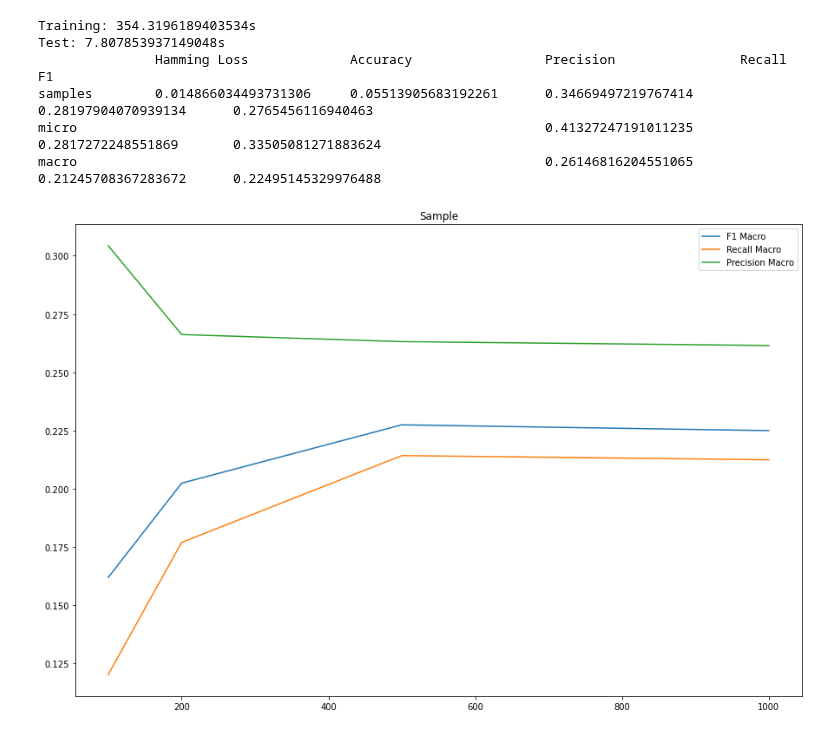
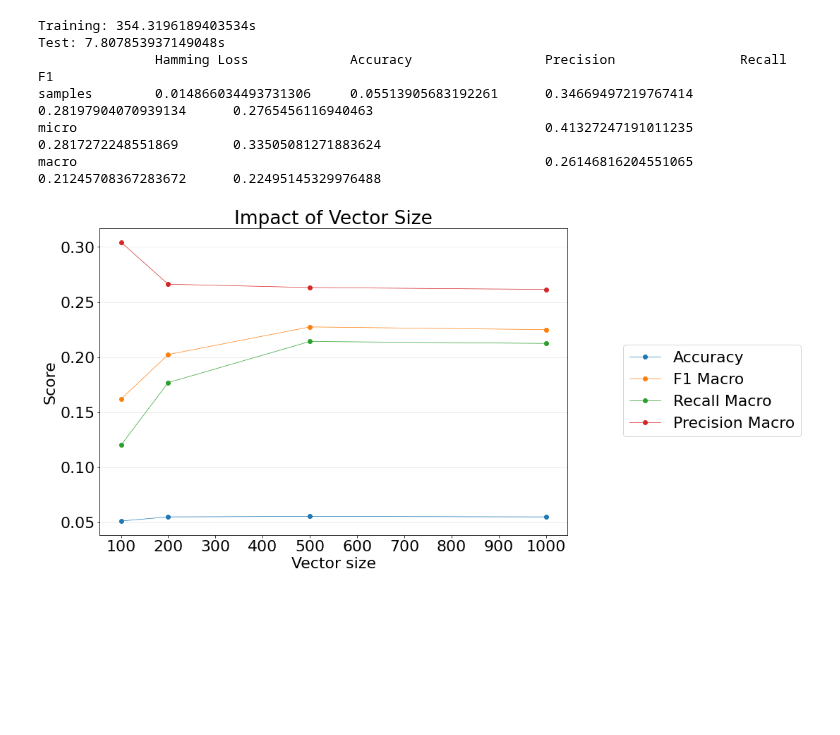
Before and after one commit to gefei-htw/academia_tag_recommender, a Jupyter notebook: notebooks/4.3-me-classification-doc2vec.ipynb, the cells around one changed output. Saved outputs shown, nothing was run; the diff lists cells and outputs as text; code cells hidden in the pictures; blank space fills up the shorter version.

```diff
--- a/notebooks/4.3-me-classification-doc2vec.ipynb
+++ b/notebooks/4.3-me-classification-doc2vec.ipynb
@@ -416,12 +429,13 @@ macro                                                            0.2663831446187
 <a id='evaluation'/>
 # %% [markdown]
 ## Evaluation
+# %%
+paths = available_classifier_paths('doc2vec', 'size=100.')
+paths = [path for path in paths if '-' not in path.name]
 # %%
-paths = available_classifier_paths('doc2vec')
 evals = []
 for path in paths:
-    if '-' not in path.name:
-        clf = load(path)
-        evaluation = clf.evaluation
-        evals.append([str(clf), evaluation])
+    clf = load(path)
+    evaluation = clf.evaluation
+    evals.append([str(clf), evaluation])
 # %%
@@ -533,25 +559,29 @@ micro                                                            0.4132724719101
 macro                                                            0.26146816204551065      0.21245708367283672      0.22495145329976488
 # %%
 import re
-from academia_tag_recommender.experiments.experimental_classifier import available_classifier_paths
-paths = available_classifier_paths('doc2vec', 'size')
+paths = available_classifier_paths('MultioutputClassifier(LogisticRegression)', 'doc2vec', 'size')
 evals = []
 for path in paths:
-    if 'MultioutputClassifier(LogisticRegression)' in str(path):
-        clf = load(path)
-        evaluation = clf.evaluation
-        matches = re.findall(r'=([\w,\d]*)', str(path))
-        _, _, size = matches
-        evals.append([int(size), evaluation])
+    clf = load(path)
+    evaluation = clf.evaluation
+    matches = re.findall(r'=([\w,\d]*)', str(path))
+    _, _, size = matches
+    evals.append([int(size), evaluation])
 # %%
-fig, axes = plt.subplots(figsize=(15,10))
-axes.set_title('Sample')
+fig, ax = plt.subplots(figsize=(16, 8))
+ax.set_title('Impact of Vector Size')
 evals = sorted(evals, key=lambda x: x[0])
 x_ = [eval[0] for eval in evals]
-axes.plot(x_, [eval[1].f1_macro for eval in evals], label='F1 Macro')
-axes.plot(x_, [eval[1].recall_macro for eval in evals], label='Recall Macro')
-axes.plot(x_, [eval[1].precision_macro for eval in evals], label='Precision Macro')
-axes.legend(bbox_to_anchor=(1, 1), ncol=1)
+ax.plot(x_, [eval[1].accuracy for eval in evals], marker="o", label='Accuracy')
+ax.plot(x_, [eval[1].f1_macro for eval in evals], marker="o", label='F1 Macro')
+ax.plot(x_, [eval[1].recall_macro for eval in evals], marker="o", label='Recall Macro')
+ax.plot(x_, [eval[1].precision_macro for eval in evals], marker="o", label='Precision Macro')
+ax.set_xlabel('Vector size')
+ax.set_ylabel('Score')
+ax.xaxis.set_major_locator(MultipleLocator(100))
+lines, labels = fig.axes[-1].get_legend_handles_labels()
+fig.legend(lines, labels, loc='right')
+plt.subplots_adjust(right=0.7)
 plt.show()
 # %% [output]
-[figure, old version]
+[figure, new version]
```
Also changed, not shown: parts of 3 cells of this notebook.
